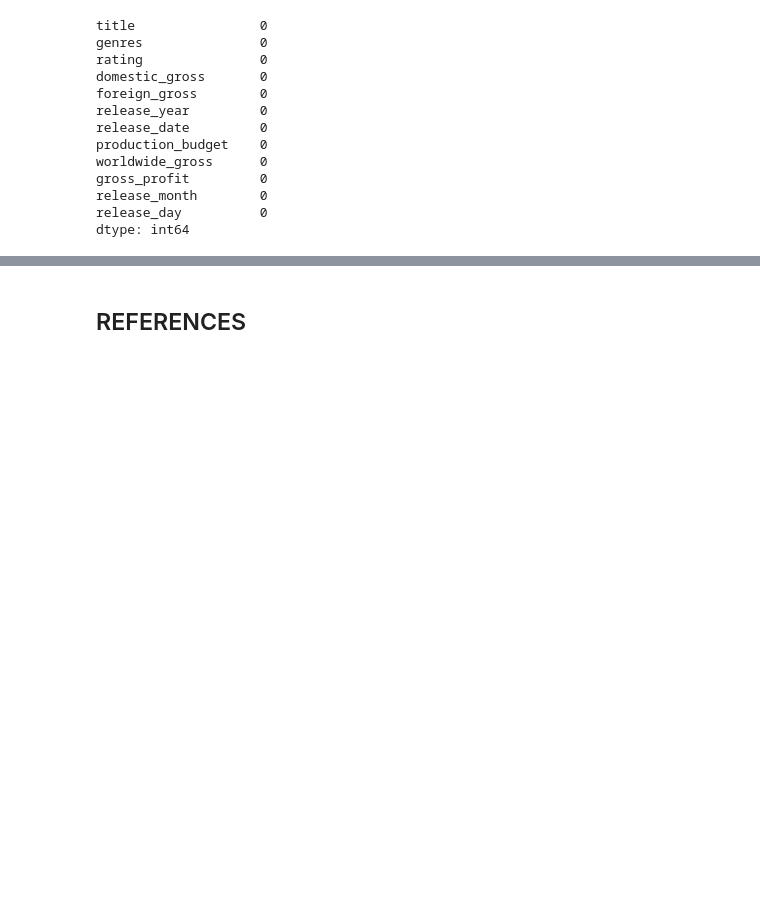
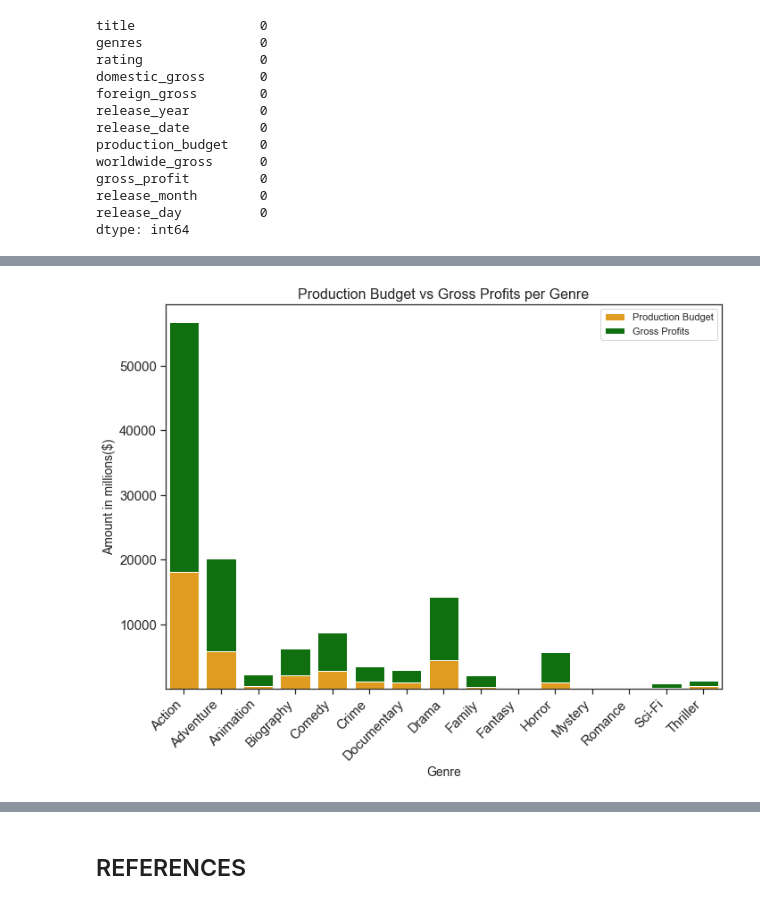
Before and after one commit to Eva-Claire/Microsoft_Movie_Analysis_Phase_1_Project, a Jupyter notebook: Microsoft_Movie_Analysis_Phase_1_Project.ipynb, the cells around one changed output, grey strips where cells are left out. Drawn from its saved outputs; the diff is of its cells as text; code cells hidden in the pictures; blank space fills up the shorter version.

```diff
--- a/Microsoft_Movie_Analysis_Phase_1_Project.ipynb
+++ b/Microsoft_Movie_Analysis_Phase_1_Project.ipynb
@@ -941,0 +822,6 @@ dtype: int64
+# %%
+# applying a lambda function to the genres column to retrieve the first genre
+# associated with a movie
+imdb_bom_moviebudgets_df['genres'] = imdb_bom_moviebudgets_df['genres'].apply(lambda x: x.split(',')[0])
+# previewing dataframe
+imdb_bom_moviebudgets_df
@@ -941,0 +844,12 @@ dtype: int64
+# %%
+# defining the lambda function
+lambda_function = lambda x: x / 1000000
+# applying lambda function to production budget, gross profits,
+# worldwide, foreign and domestic gross and creating new columns for values in million
+imdb_bom_moviebudgets_df['gross_profits_mil'] = imdb_bom_moviebudgets_df['gross_profit'].apply(lambda_function)
+imdb_bom_moviebudgets_df['production_budget_mil'] = imdb_bom_moviebudgets_df['production_budget'].apply(lambda_function)
+imdb_bom_moviebudgets_df['world_gross_mil'] = imdb_bom_moviebudgets_df['worldwide_gross'].apply(lambda_function)
+imdb_bom_moviebudgets_df['dom_gross_mil'] = imdb_bom_moviebudgets_df['domestic_gross'].apply(lambda_function)
+imdb_bom_moviebudgets_df['foreign_gross_mil'] = imdb_bom_moviebudgets_df['foreign_gross'].apply(lambda_function)
+# previewing changes
+imdb_bom_moviebudgets_df.head()
@@ -941,0 +863,20 @@ dtype: int64
+# %%
+# Grouping by genre and summing up production budgets and gross profits in million
+grouped_df = imdb_bom_moviebudgets_df.groupby('genres')[['production_budget_mil', 'gross_profits_mil']].sum().reset_index()
+
+sns.set_theme(style='ticks')
+
+plt.figure(figsize=(10, 8))
+sns.barplot(data=grouped_df, x='genres', y='production_budget_mil', label='Production Budget', color='orange')
+sns.barplot(data=grouped_df, x='genres', y='gross_profits_mil', label='Gross Profits', color='green',
+            bottom=grouped_df['production_budget_mil'])
+plt.xlabel('Genre', fontsize=14)
+plt.ylabel('Amount in millions($)', fontsize=14)
+plt.title('Production Budget vs Gross Profits per Genre', fontsize=16)
+plt.xticks(fontsize=15, rotation=45, ha='right')
+plt.yticks(fontsize=15)
+plt.legend()
+plt.tight_layout()
+#plt.savefig('./fig2.png');
+# %% [output]
+[figure, added]
```
Also changed, not shown: parts of 76 cells of this notebook, 1 other file.
